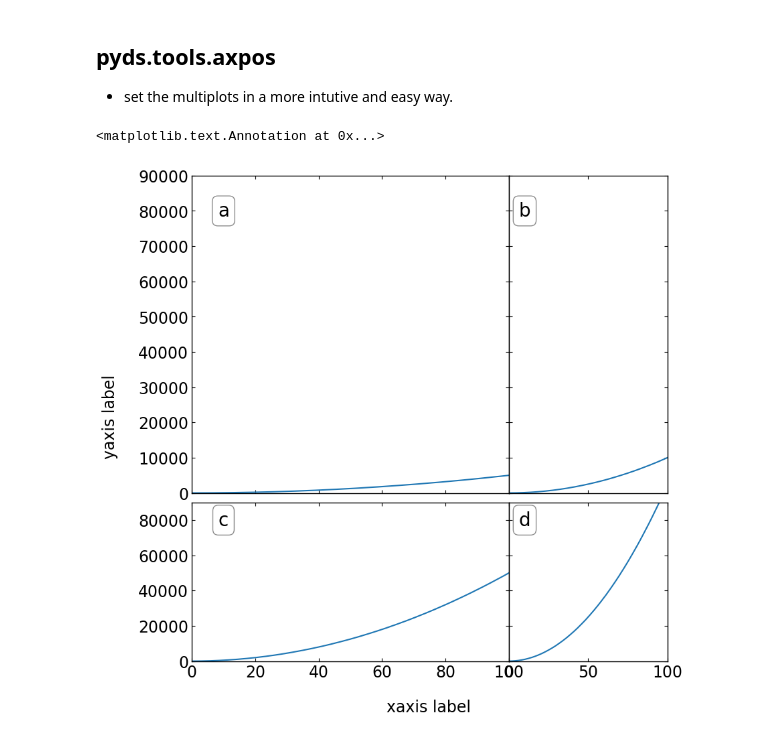
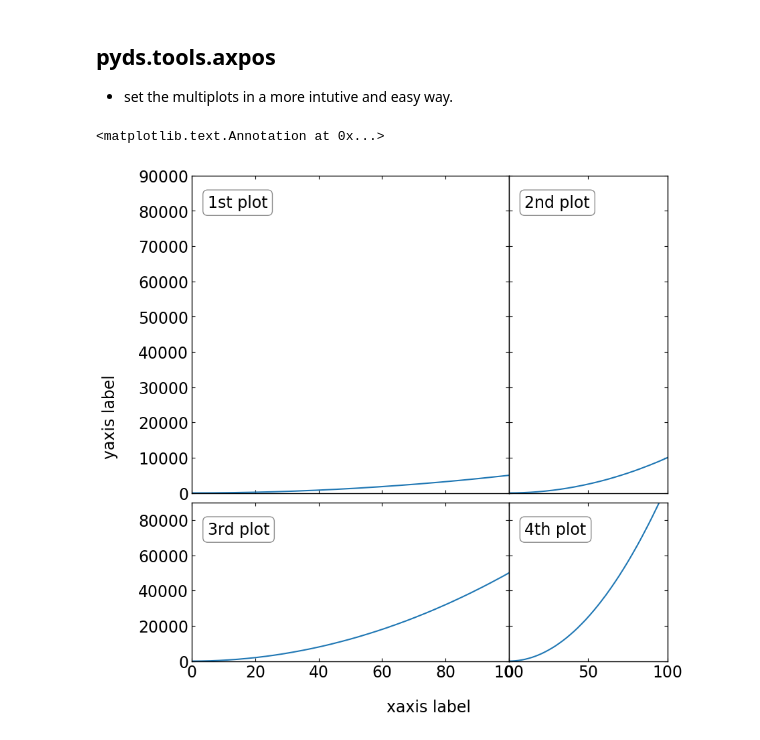
Before and after one commit to astrodoo/pyds, a Jupyter notebook: ipynb/tools.ipynb, the cells around one changed output. Cells and saved outputs as stored; diff of their text form; code cells hidden in the pictures.

```diff
--- a/ipynb/tools.ipynb
+++ b/ipynb/tools.ipynb
@@ -83,40 +89,36 @@ ax1  = plt.axes(axset.pos(221))
 ax1.plot(x,y1)
 ax1.set_xlim(xlim[0], xlim[1])
 ax1.set_ylim(ylim[0], ylim[1])
-ax1.text(10, 80000, "a", ha="center", va="center", size=20,
-        bbox=bbox_props)
+ax1.annotate('1st plot',(0.05,0.9),xycoords='axes fraction',ha="left",bbox=bbox_props)
 plt.setp(ax1.get_xticklabels(), visible=False)
 
 # second plot
 ax2  = plt.axes(axset.pos(222))
 ax2.plot(x,y2)
 ax2.set_xlim(xlim[0], xlim[1])
 ax2.set_ylim(ylim[0], ylim[1])
-ax2.text(10, 80000, "b", ha="center", va="center", size=20,
-        bbox=bbox_props)
+ax2.annotate('2nd plot',(0.1,0.9),xycoords='axes fraction',ha="left",bbox=bbox_props)
 plt.setp(ax2.get_xticklabels(), visible=False)
 plt.setp(ax2.get_yticklabels(), visible=False)
 
 # third plot
 ax3  = plt.axes(axset.pos(223))
 ax3.plot(x,y3)
 ax3.set_xlim(xlim[0], xlim[1])
 ax3.set_ylim(ylim[0], ylim[1])
-ax3.text(10, 80000, "c", ha="center", va="center", size=20,
-        bbox=bbox_props)
+ax3.annotate('3rd plot',(0.05,0.8),xycoords='axes fraction',ha="left",bbox=bbox_props)
 
 # forth plot
 ax4  = plt.axes(axset.pos(224))
 ax4.plot(x,y4)
 ax4.set_xlim(xlim[0], xlim[1])
 ax4.set_ylim(ylim[0], ylim[1])
-ax4.text(10, 80000, "d", ha="center", va="center", size=20,
-        bbox=bbox_props)
+ax4.annotate('4th plot',(0.1,0.8),xycoords='axes fraction',ha="left",bbox=bbox_props)
 plt.setp(ax4.get_yticklabels(), visible=False)
 
 # set the figure label
 plt.annotate('yaxis label',(0.01,0.6),xycoords='figure fraction',rotation='vertical')
 plt.annotate('xaxis label',(0.49,0.02),xycoords='figure fraction')
 # %% [output]
 <matplotlib.text.Annotation at 0x...>
-[figure, old version]
+[figure, new version]
```
Also changed, not shown: parts of 7 cells of this notebook, 4 other files.
